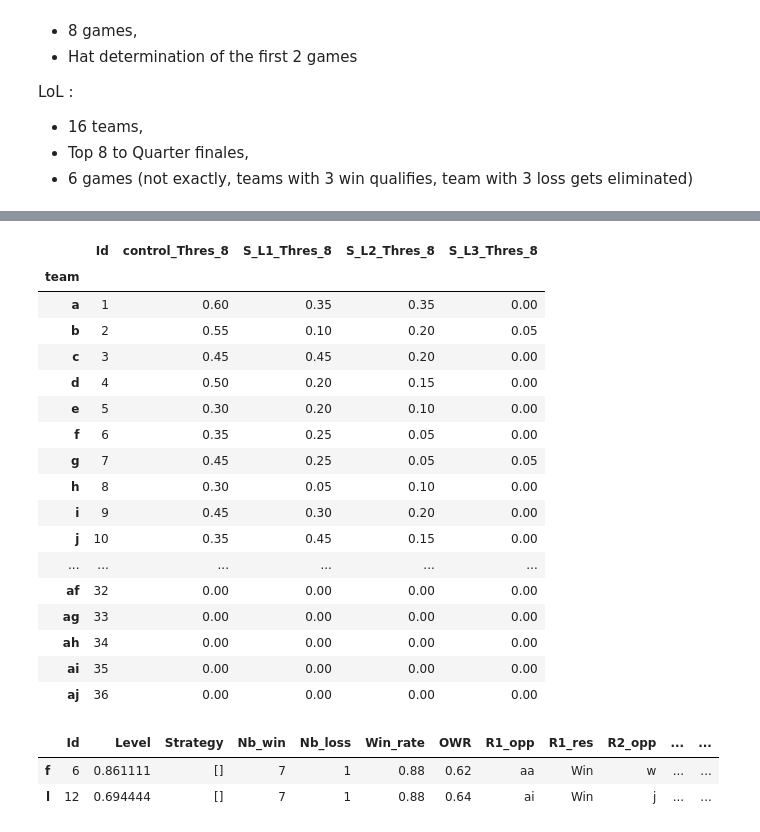
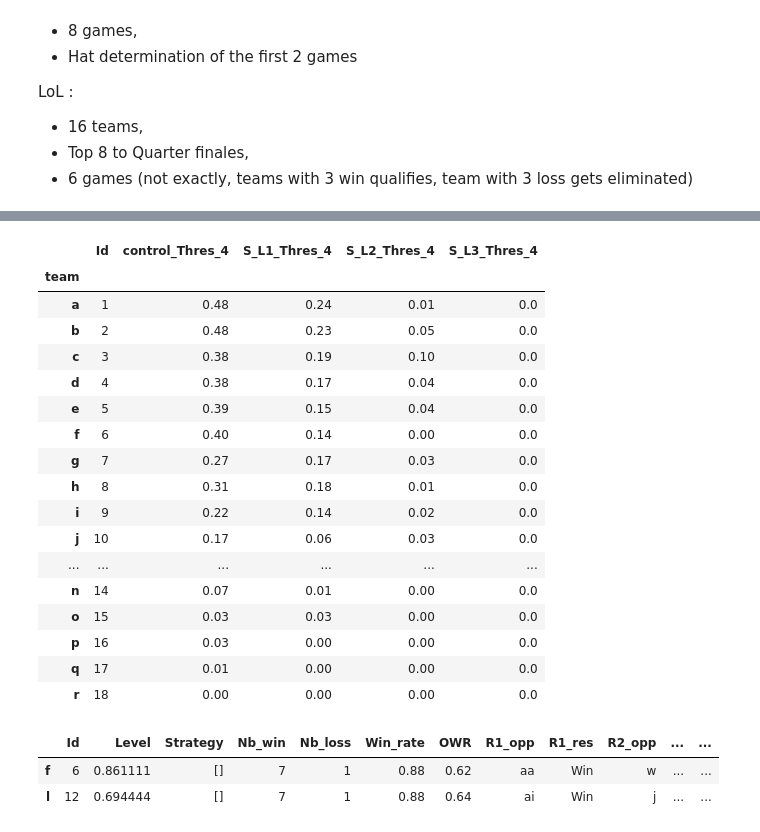
Before and after one commit to arnaud-odet/swiss_rounds_simulator, a Jupyter notebook: swiss_round.ipynb, the cells around one changed output, grey strips where cells are left out. Cells and saved outputs as stored; diff of their text form; code cells hidden in the pictures.

```diff
--- a/swiss_round.ipynb
+++ b/swiss_round.ipynb
@@ -47,0 +26,8 @@ df
+# %%
+set_up = 'prob_lin'
+nb_sim = 100
+nb_teams = 18
+nb_rounds = 6
+
+df = pd.read_csv(f'data/S={nb_sim}_T={nb_teams}_R={nb_rounds}_{set_up}.csv').set_index('team')
+df
@@ -48,22 +53,22 @@ df
 # %%
-cols = ['Id','control_Thres_8'] + ['S_L'+str(i)+'_Thres_8' for i in range(1,4)]
+cols = ['Id','control_Thres_4'] + ['S_L'+str(i)+'_Thres_4' for i in range(1,4)]
 df[cols]
 # %% [output]
-|  | Id | control_Thres_8 | S_L1_Thres_8 | S_L2_Thres_8 | S_L3_Thres_8 |
+|  | Id | control_Thres_4 | S_L1_Thres_4 | S_L2_Thres_4 | S_L3_Thres_4 |
 | team |  |  |  |  |  |
-| a | 1 | 0.60 | 0.35 | 0.35 | 0.00 |
-| b | 2 | 0.55 | 0.10 | 0.20 | 0.05 |
-| c | 3 | 0.45 | 0.45 | 0.20 | 0.00 |
-| d | 4 | 0.50 | 0.20 | 0.15 | 0.00 |
-| e | 5 | 0.30 | 0.20 | 0.10 | 0.00 |
-| f | 6 | 0.35 | 0.25 | 0.05 | 0.00 |
-| g | 7 | 0.45 | 0.25 | 0.05 | 0.05 |
-| h | 8 | 0.30 | 0.05 | 0.10 | 0.00 |
-| i | 9 | 0.45 | 0.30 | 0.20 | 0.00 |
-| j | 10 | 0.35 | 0.45 | 0.15 | 0.00 |
+| a | 1 | 0.48 | 0.24 | 0.01 | 0.0 |
+| b | 2 | 0.48 | 0.23 | 0.05 | 0.0 |
+| c | 3 | 0.38 | 0.19 | 0.10 | 0.0 |
+| d | 4 | 0.38 | 0.17 | 0.04 | 0.0 |
+| e | 5 | 0.39 | 0.15 | 0.04 | 0.0 |
+| f | 6 | 0.40 | 0.14 | 0.00 | 0.0 |
+| g | 7 | 0.27 | 0.17 | 0.03 | 0.0 |
+| h | 8 | 0.31 | 0.18 | 0.01 | 0.0 |
+| i | 9 | 0.22 | 0.14 | 0.02 | 0.0 |
+| j | 10 | 0.17 | 0.06 | 0.03 | 0.0 |
 | ... | ... | ... | ... | ... | ... |
-| af | 32 | 0.00 | 0.00 | 0.00 | 0.00 |
-| ag | 33 | 0.00 | 0.00 | 0.00 | 0.00 |
-| ah | 34 | 0.00 | 0.00 | 0.00 | 0.00 |
-| ai | 35 | 0.00 | 0.00 | 0.00 | 0.00 |
-| aj | 36 | 0.00 | 0.00 | 0.00 | 0.00 |
+| n | 14 | 0.07 | 0.01 | 0.00 | 0.0 |
+| o | 15 | 0.03 | 0.03 | 0.00 | 0.0 |
+| p | 16 | 0.03 | 0.00 | 0.00 | 0.0 |
+| q | 17 | 0.01 | 0.00 | 0.00 | 0.0 |
+| r | 18 | 0.00 | 0.00 | 0.00 | 0.0 |
```
Also changed, not shown: parts of 3 cells of this notebook, 1 other file.
